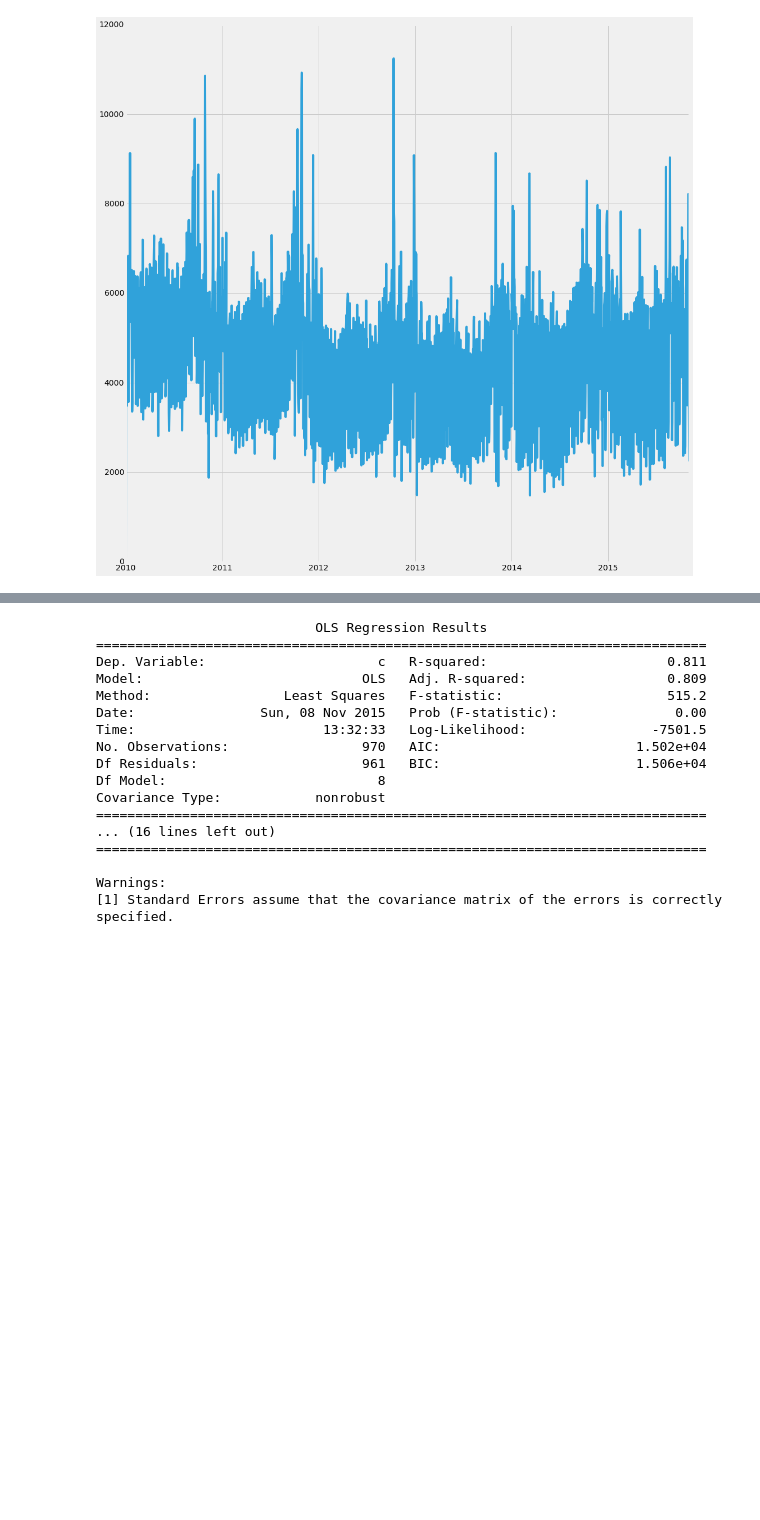
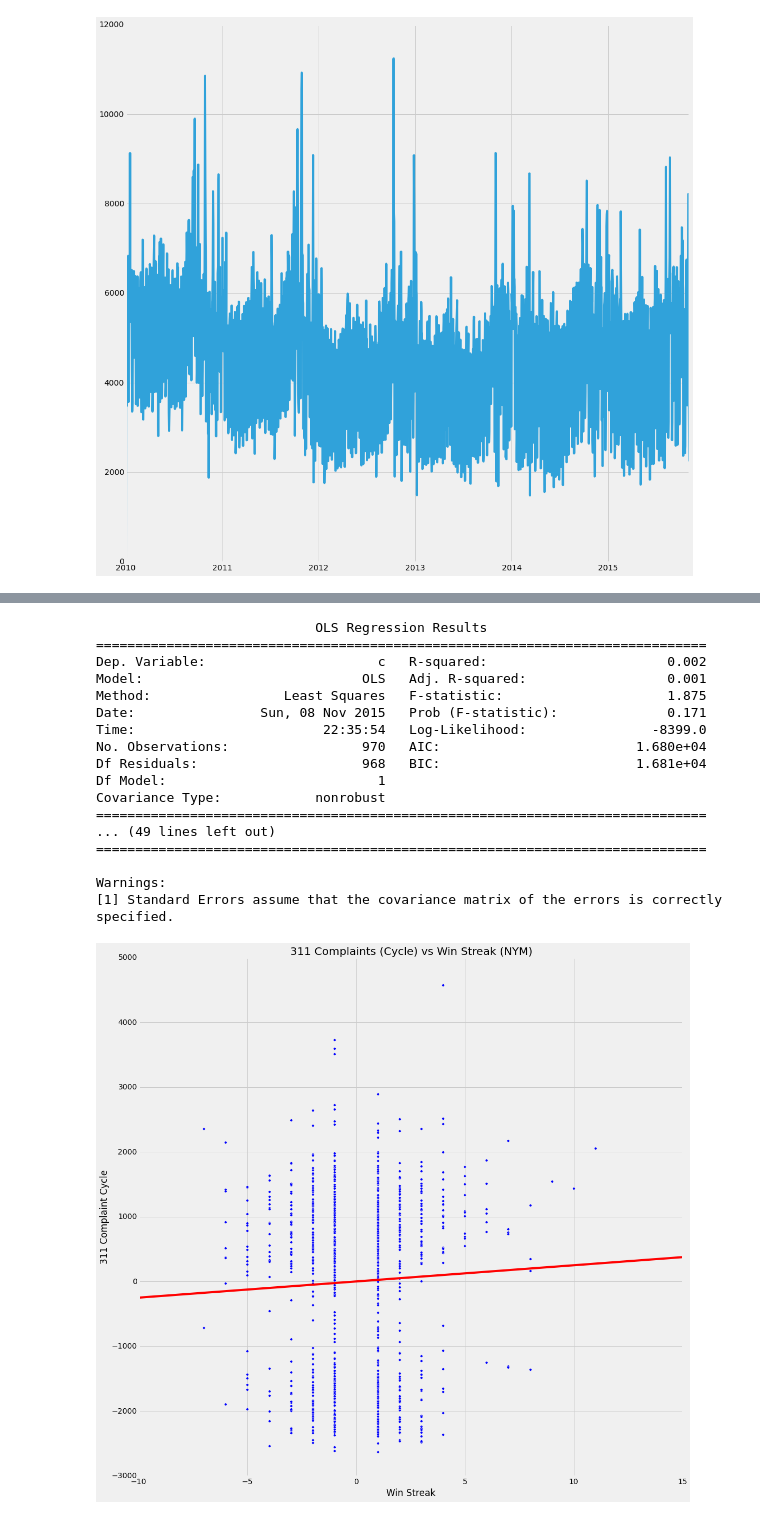
Before and after one commit to docmarionum1/ads_foundations, a Jupyter notebook: 311 - Mets.ipynb, the cells around one changed output, grey strips where cells are left out. Cells and saved outputs as stored; diff of their text form; code cells hidden in the pictures; blank space fills up the shorter version.

```diff
--- a/311 - Mets.ipynb
+++ b/311 - Mets.ipynb
@@ -298,21 +218,21 @@ cycle, trend = sma.tsa.filters.hpfilter(counts, lamb = 129600)
-# %%
-mod = smf.ols(formula='c ~ s + C(d) + p', data = {'c': cycle, 's': streak, 'd': dow, 'p': post}).fit()
-print mod.summary()
-# %% [output]
-                            OLS Regression Results
-==============================================================================
-Dep. Variable:                      c   R-squared:                       0.811
-Model:                            OLS   Adj. R-squared:                  0.809
-Method:                 Least Squares   F-statistic:                     515.2
-Date:                Sun, 08 Nov 2015   Prob (F-statistic):               0.00
-Time:                        13:32:33   Log-Likelihood:                -7501.5
-No. Observations:                 970   AIC:                         1.502e+04
-Df Residuals:                     961   BIC:                         1.506e+04
-Df Model:                           8
-Covariance Type:            nonrobust
-==============================================================================
-... (16 lines left out)
-==============================================================================
-
-Warnings:
-[1] Standard Errors assume that the covariance matrix of the errors is correctly specified.
+# %%
+doStuff(wonoise)
+# %% [output]
+                            OLS Regression Results
+==============================================================================
+Dep. Variable:                      c   R-squared:                       0.002
+Model:                            OLS   Adj. R-squared:                  0.001
+Method:                 Least Squares   F-statistic:                     1.875
+Date:                Sun, 08 Nov 2015   Prob (F-statistic):              0.171
+Time:                        22:35:54   Log-Likelihood:                -8399.0
+No. Observations:                 970   AIC:                         1.680e+04
+Df Residuals:                     968   BIC:                         1.681e+04
+Df Model:                           1
+Covariance Type:            nonrobust
+==============================================================================
+... (49 lines left out)
+==============================================================================
+
+Warnings:
+[1] Standard Errors assume that the covariance matrix of the errors is correctly specified.
+[figure, added]
```
Also changed, not shown: parts of 23 cells of this notebook, 7 other files.
